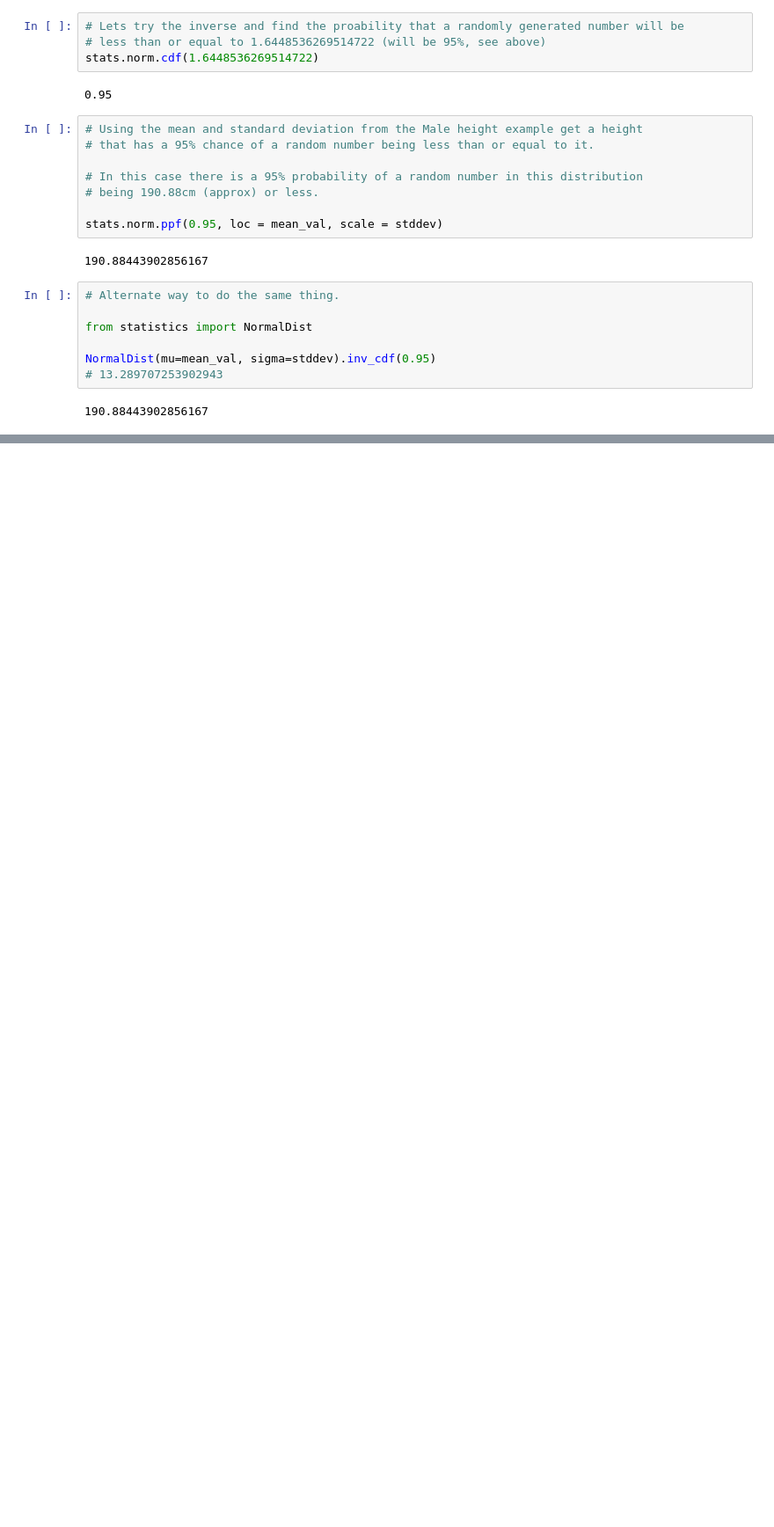
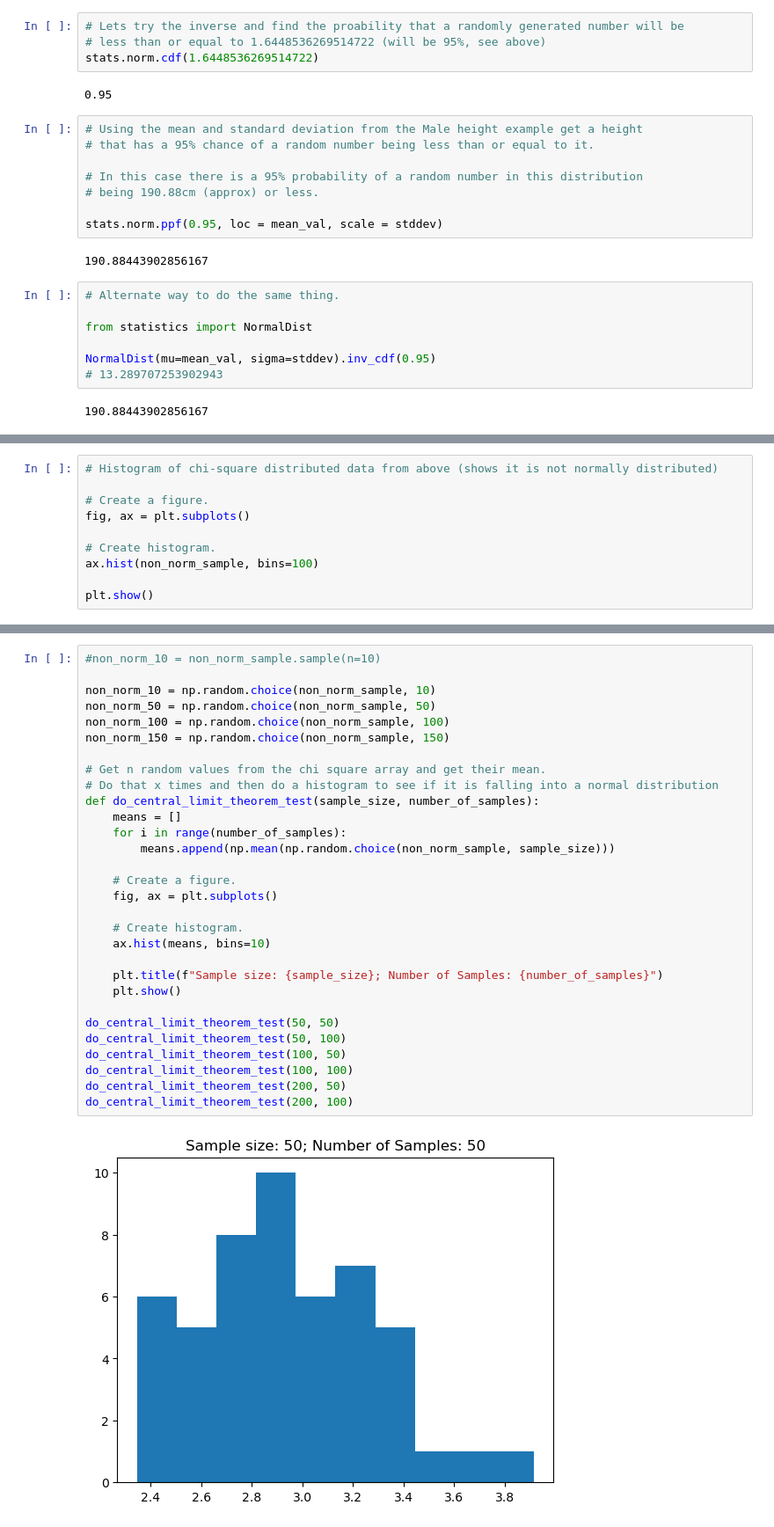
Before and after one commit to elainetynan/funddata-assessment, a Jupyter notebook: normalDistribution/NormalDistribution.ipynb, the cells around one changed output, grey strips where cells are left out. Shown at 88% size. Saved outputs shown, nothing was run; the diff lists cells and outputs as text; blank space fills up the shorter version.

Commit message:
Central Limit Theorem, Conclusion and tidyup. Done!

```diff
--- a/normalDistribution/NormalDistribution.ipynb
+++ b/normalDistribution/NormalDistribution.ipynb
@@ -1117,0 +1191,10 @@ NormalDist(mu=mean_val, sigma=stddev).inv_cdf(0.95)
+# %%
+# Histogram of chi-square distributed data from above (shows it is not normally distributed)
+
+# Create a figure.
+fig, ax = plt.subplots()
+
+# Create histogram.
+ax.hist(non_norm_sample, bins=100)
+
+plt.show()
@@ -1117,0 +1208,32 @@ NormalDist(mu=mean_val, sigma=stddev).inv_cdf(0.95)
+# %%
+#non_norm_10 = non_norm_sample.sample(n=10)
+
+non_norm_10 = np.random.choice(non_norm_sample, 10)
+non_norm_50 = np.random.choice(non_norm_sample, 50)
+non_norm_100 = np.random.choice(non_norm_sample, 100)
+non_norm_150 = np.random.choice(non_norm_sample, 150)
+
+# Get n random values from the chi square array and get their mean.
+# Do that x times and then do a histogram to see if it is falling into a normal distribution
+def do_central_limit_theorem_test(sample_size, number_of_samples):
+    means = []
+    for i in range(number_of_samples):
+        means.append(np.mean(np.random.choice(non_norm_sample, sample_size)))
+
+    # Create a figure.
+    fig, ax = plt.subplots()
+
+    # Create histogram.
+    ax.hist(means, bins=10)
+
+    plt.title(f"Sample size: {sample_size}; Number of Samples: {number_of_samples}")
+    plt.show()
+
+do_central_limit_theorem_test(50, 50)
+do_central_limit_theorem_test(50, 100)
+do_central_limit_theorem_test(100, 50)
+do_central_limit_theorem_test(100, 100)
+do_central_limit_theorem_test(200, 50)
+do_central_limit_theorem_test(200, 100)
+# %% [output]
+[figure, added]
```
Also changed, not shown: parts of 17 cells of this notebook, 3 other files.
